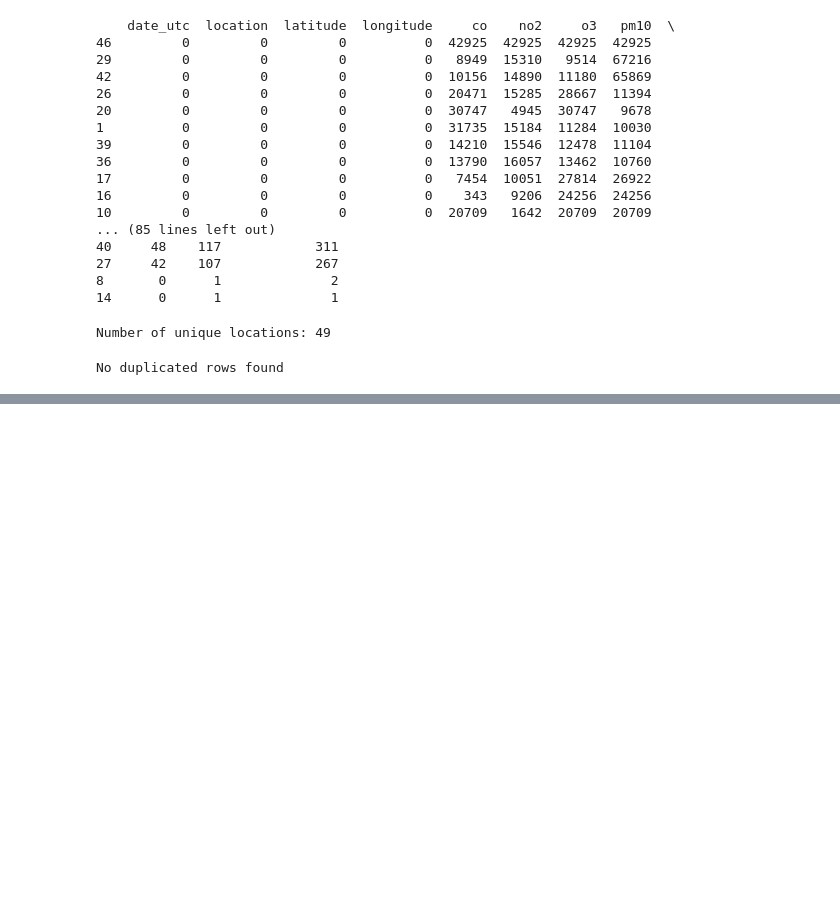
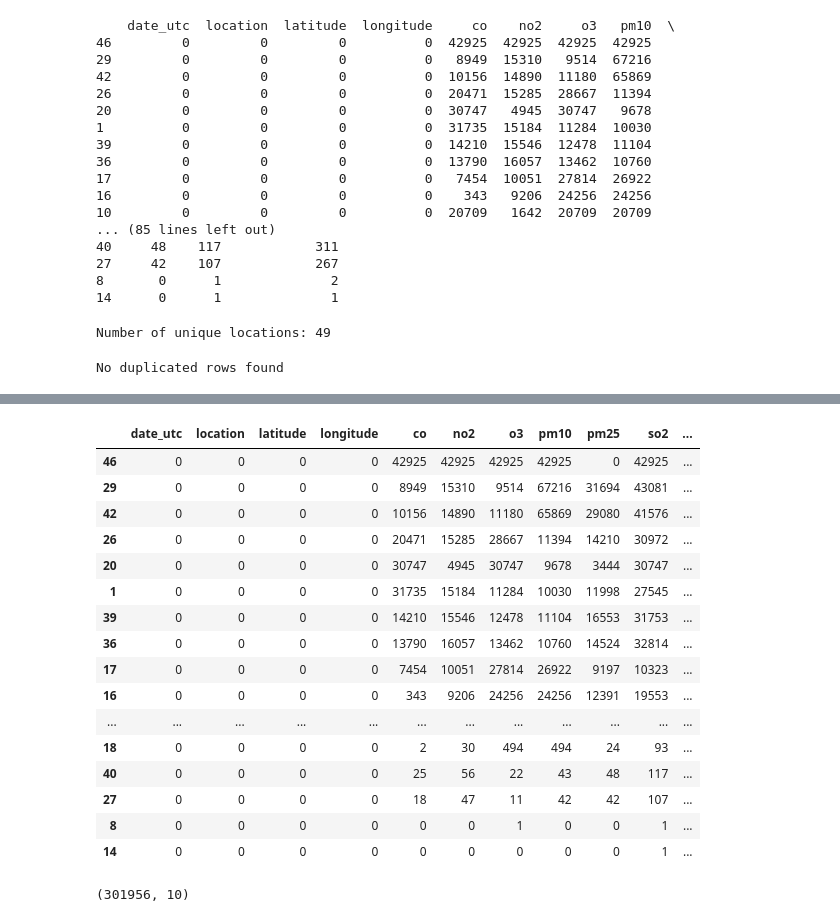
Before and after one commit to spencerdenton/lighthouse_labs_final_project, a Jupyter notebook: notebooks/eda_notebook.ipynb, the cells around one changed output, grey strips where cells are left out. Cells and saved outputs as stored; diff of their text form; code cells hidden in the pictures; blank space fills up the shorter version.

```diff
--- a/notebooks/eda_notebook.ipynb
+++ b/notebooks/eda_notebook.ipynb
@@ -187,3 +191,51 @@ my_map
 [interactive output not drawn]
 # %%
 my_map.save('map.html')
+# %%
+# Calculate the percentage of missing values for each location
+missing_by_location['missing_percentage'] = (missing_by_location['total_missing'] / (missing_by_location.iloc[:, 1:-1].shape[1] * len(df['date_utc'].unique()))) * 100
+
+# Display the DataFrame with missing percentages
+missing_by_location.sort_values('missing_percentage', ascending=False)
+# %% [output]
+|  | date_utc | location | latitude | longitude | co | no2 | o3 | pm10 | pm25 | so2 | ... |
+| 46 | 0 | 0 | 0 | 0 | 42925 | 42925 | 42925 | 42925 | 0 | 42925 | ... |
+| 29 | 0 | 0 | 0 | 0 | 8949 | 15310 | 9514 | 67216 | 31694 | 43081 | ... |
+| 42 | 0 | 0 | 0 | 0 | 10156 | 14890 | 11180 | 65869 | 29080 | 41576 | ... |
+| 26 | 0 | 0 | 0 | 0 | 20471 | 15285 | 28667 | 11394 | 14210 | 30972 | ... |
+| 20 | 0 | 0 | 0 | 0 | 30747 | 4945 | 30747 | 9678 | 3444 | 30747 | ... |
+| 1 | 0 | 0 | 0 | 0 | 31735 | 15184 | 11284 | 10030 | 11998 | 27545 | ... |
+| 39 | 0 | 0 | 0 | 0 | 14210 | 15546 | 12478 | 11104 | 16553 | 31753 | ... |
+| 36 | 0 | 0 | 0 | 0 | 13790 | 16057 | 13462 | 10760 | 14524 | 32814 | ... |
+| 17 | 0 | 0 | 0 | 0 | 7454 | 10051 | 27814 | 26922 | 9197 | 10323 | ... |
+| 16 | 0 | 0 | 0 | 0 | 343 | 9206 | 24256 | 24256 | 12391 | 19553 | ... |
+| ... | ... | ... | ... | ... | ... | ... | ... | ... | ... | ... | ... |
+| 18 | 0 | 0 | 0 | 0 | 2 | 30 | 494 | 494 | 24 | 93 | ... |
+| 40 | 0 | 0 | 0 | 0 | 25 | 56 | 22 | 43 | 48 | 117 | ... |
+| 27 | 0 | 0 | 0 | 0 | 18 | 47 | 11 | 42 | 42 | 107 | ... |
+| 8 | 0 | 0 | 0 | 0 | 0 | 0 | 1 | 0 | 0 | 1 | ... |
+| 14 | 0 | 0 | 0 | 0 | 0 | 0 | 0 | 0 | 0 | 1 | ... |
+# %%
+# Create a list of unique locations with latitude and longitude information
+unique_locations = df[['location', 'latitude', 'longitude']].drop_duplicates()
+
+# Calculate the total number of missing values for each location
+missing_values_by_location = df.groupby('location').apply(lambda x: x.isna().sum()).reset_index(drop=True)
+
+# Add location column back to the missing_values_by_location DataFrame
+missing_values_by_location['location'] = df['location'].unique()
+
+# Merge the unique_locations DataFrame with missing_values_by_location
+missing_values_by_location = missing_values_by_location.merge(unique_locations, on='location')
+
+# Drop locations with more than a certain number of missing values
+missing_value_threshold = 10000
+locations_to_exclude = missing_values_by_location[missing_values_by_location.iloc[:, 1:-2].sum(axis=1) > missing_value_threshold]['location']
+
+# Filter the DataFrame by excluding the locations_to_exclude
+df_filtered = df[~df['location'].isin(locations_to_exclude)]
+
+# Check to see how many rows were removed
+df_filtered.shape
+# %% [output]
+(301956, 10)
```
Also changed, not shown: parts of 5 cells of this notebook, 10 other files.
